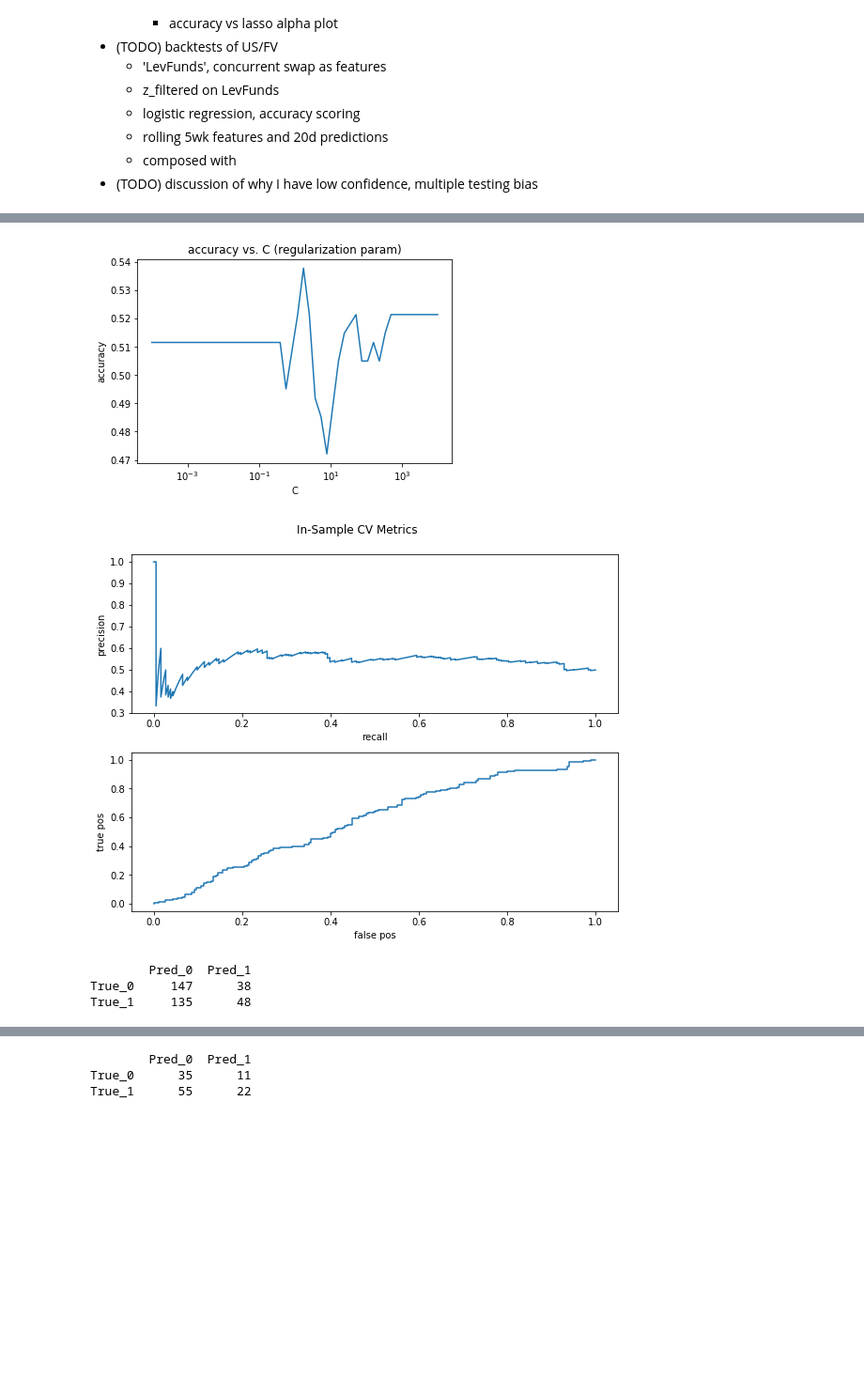
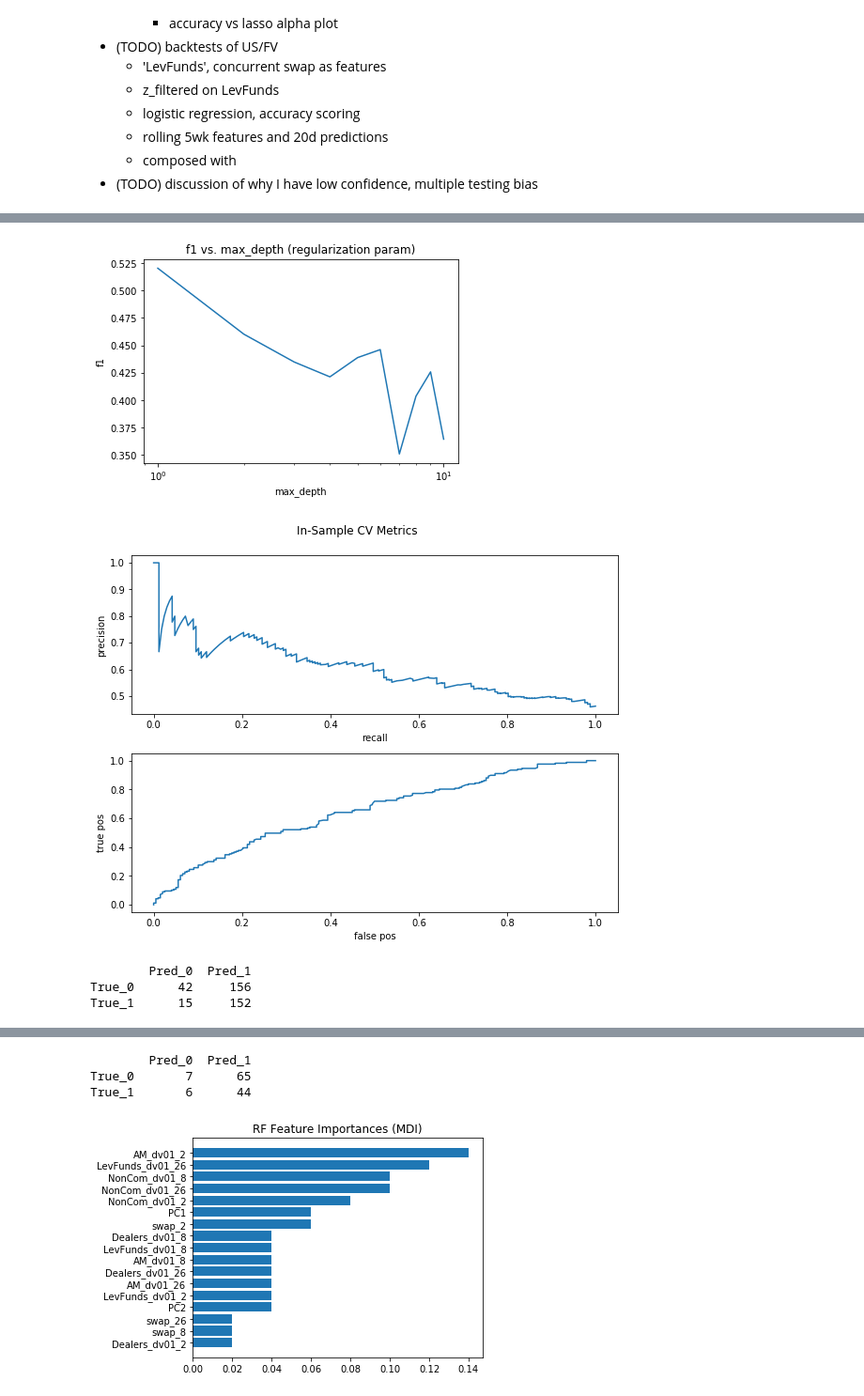
Before and after one commit to boneil33/FinML, a Jupyter notebook: MLFin/ExPtTest/sandbox-signals-postSub.ipynb, the cells around one changed output, grey strips where cells are left out. Shown at 94% size. Drawn from its saved outputs; the diff is of its cells as text; code cells hidden in the pictures; blank space fills up the shorter version.

Commit message:
more work on classification with weights

```diff
--- a/MLFin/ExPtTest/sandbox-signals-manyfeatures.ipynb
+++ b/MLFin/ExPtTest/sandbox-signals-postSub.ipynb
@@ -966,6 +958,8 @@ curves
 # %%
 # try something with many features
-windows = [1, 5, 13]
+
+# get the data first
+windows = [2, 8, 26]
 norm_window = 26 #wks
 fwd_per = 5 #days
 
@@ -1029,0 +1007,20 @@ norm_curve_data.dropna().head()
+# %%
+# get pca data
+cols = ['AM', 'LevFunds', 'Dealers', 'OtherRep', 'NonCom']
+scores_dict = {}
+for ct in CT_SWAP_MAP.keys():
+    prepca_data = ct_dfs[ct].loc[:is_end_dt, cols].asfreq('W-TUE', method='ffill').diff(6).dropna(how='any')
+    prepca_data = prepca_data.subtract(prepca_data.rolling(norm_window).mean()).divide(prepca_data.rolling(norm_window).std())
+    prepca_data = prepca_data.dropna(how='any')
+    pca = PCA()
+    pca.fit(prepca_data)
+    pc_cols = ['PC'+str(i+1) for i in np.arange(pca.n_components_)]
+
+    exp_var = pd.DataFrame(zip(pca.explained_variance_ratio_, pc_cols),
+                           columns=['Expl. Var.','PC'])
+
+    scores = pd.DataFrame(pca.fit_transform(prepca_data), index=prepca_data.index, columns=pc_cols)
+    loadings = pd.DataFrame(pca.components_, index=['PC'+str(i) for i in np.arange(1,pca.n_components_+1)], columns=cols)
+    scores_dict[ct] = scores
+scores_df = pd.concat(scores_dict, axis=1).asfreq('W-FRI', method='ffill')
+scores_df.loc[:, idx[:, 'PC1']].head()
@@ -1030,6 +1035,10 @@ norm_curve_data.dropna().head()
 # %%
-ct = 'WN-US'
-data_raw = norm_curve_data.copy(deep=True)
+# run models
+ct = 'US'
+scorer = 'f1'
+reg_param_name = 'max_depth'
+pcs = ['PC1', 'PC2']
+data_raw = full_norm.join(scores_df.loc[:, idx[:, pcs]]).copy(deep=True)
 
 target_swap = 'swap_fwd' + str(fwd_per)
 target = target_swap + '_sign'
@@ -1042,40 +1051,43 @@ data[target] = data[target_swap].apply(np.sign)
 data.loc[data[target]==0, target] = -1.
 data[target_weight] = data[target_swap].apply(np.abs)
 
 X = data.loc[:, np.hstack([features, target_weight])].copy(deep=True)
 y = data.loc[:, target].copy(deep=True)
 
 X_train1, X_test1, y_train1, y_test1 = train_test_split(X, y, test_size=0.25, shuffle=False)
 X_train2 = X_train1[features]
 X_test2 = X_test1[features]
 w_train2 = X_train1[target_weight]
 w_test1 = X_test1[target_weight]
 
 # Create Preprocessor
 num_transformer = Pipeline(steps=[
         ('imputer', SimpleImputer(strategy='median')),
         ('scale', StandardScaler(with_mean=True))
 ])
 
 # Create and fit model
-model = SVC(kernel='linear', gamma='auto', class_weight='balanced')
+#model = SVC(kernel='rbf', degree=2, gamma='auto', class_weight='balanced')
 #model = LogisticRegression(multi_class='auto', class_weight='balanced', solver='lbfgs')
+model = RandomForestClassifier(criterion='entropy', max_features='auto', class_weight='balanced_subsample', n_estimators=50)
 pipe = Pipeline(steps=[
         ('preprocessor', num_transformer),
         ('model', model)
 ])
 # get best regularization param from cross validation
-tss = TimeSeriesSplit(n_splits=5, max_train_size=208)
-param_space = np.logspace(-4, 4, 50)
-search = GridSearchCV(pipe, {'model__C': param_space}, n_jobs=-1, cv=tss)
+tss = TimeSeriesSplit(n_splits=8, max_train_size=None)
+param_space = np.linspace(1, 10, 10)
+search = GridSearchCV(pipe, {'model__'+reg_param_name: param_space}, scoring=scorer, n_jobs=-1, cv=tss)
 search.fit(X_train2, y_train1, model__sample_weight=w_train2)
 
-display_cv_metrics(search, 'C', 'accuracy', log_scale=True)
+display_cv_metrics(search, reg_param_name, scorer, log_scale=True)
 display_is_metrics(search, X_train2, y_train1)
 display_oos_metrics(search, X_test2, y_test1)
+display_feature_imp(search, features)
+print(search.best_score_)
 # %% [output]
-[figure, old version]
+[figure, new version]
-[figure, old version]
+[figure, new version]
         Pred_0  Pred_1
-True_0     147      38
-True_1     135      48
+True_0      42     156
+True_1      15     152
@@ -1083,3 +1095,4 @@ True_1     135      48
         Pred_0  Pred_1
-True_0      35      11
-True_1      55      22
+True_0       7      65
+True_1       6      44
+[figure, added]
```
Also changed, not shown: parts of 13 cells of this notebook, 5 other files.
